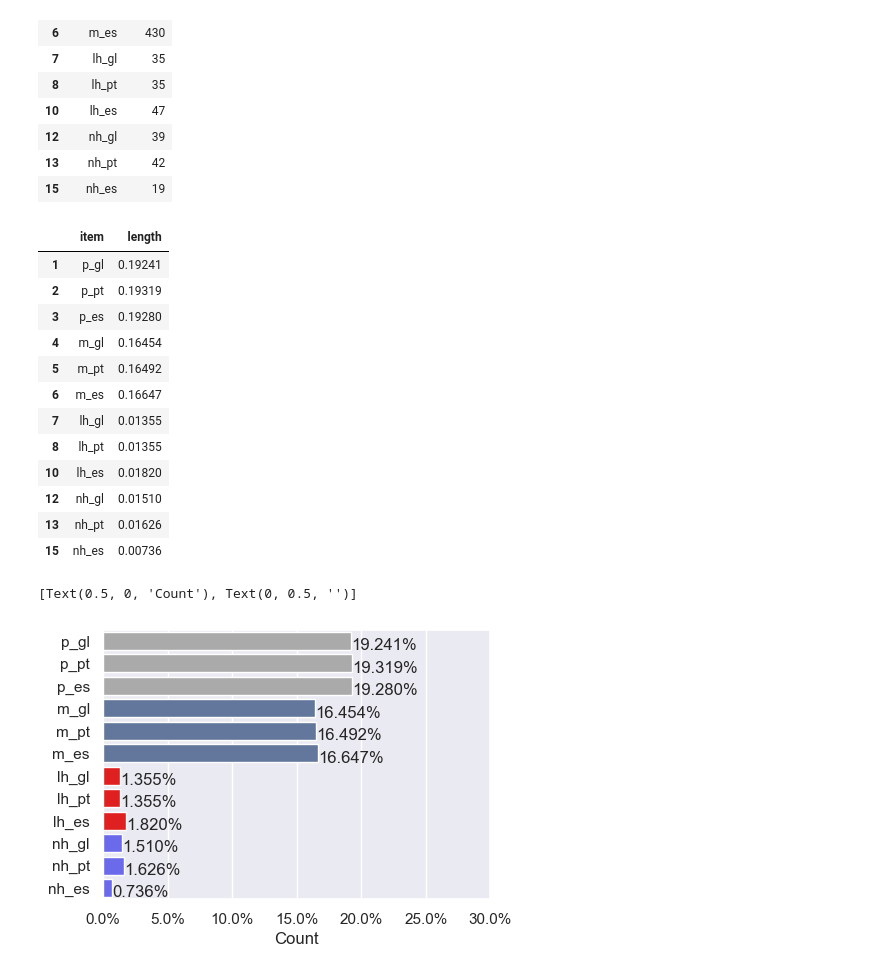
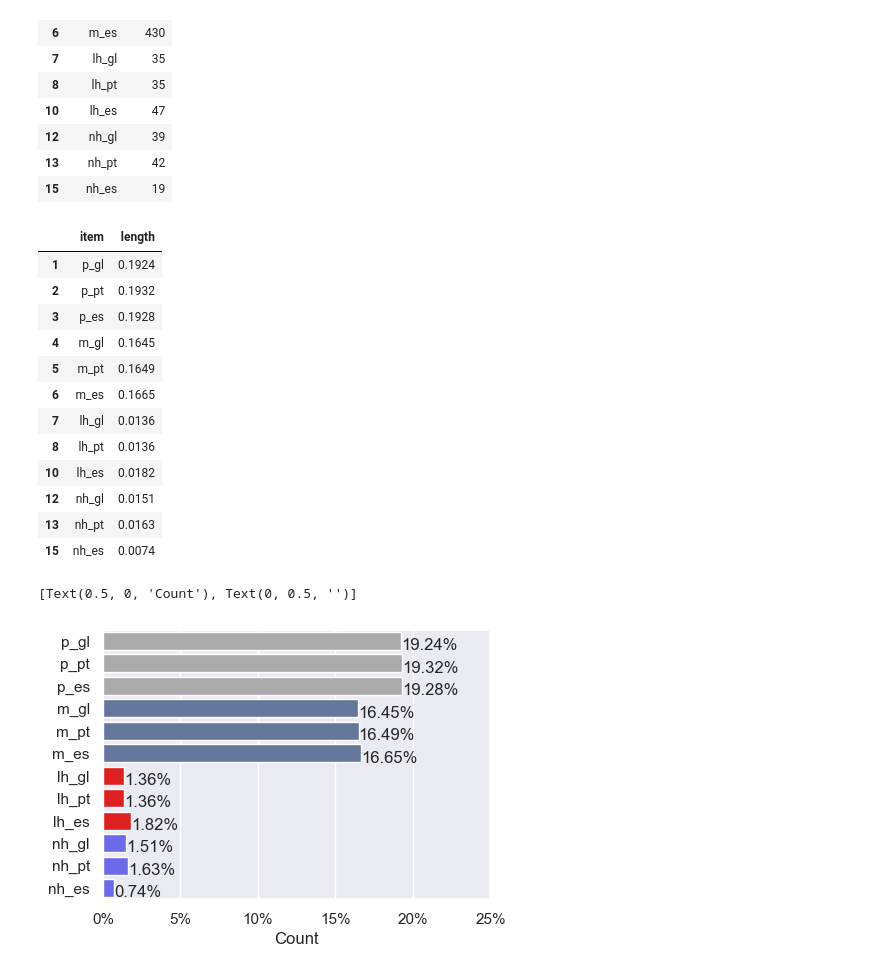
Before and after one commit to Portophon/Gal-palatals, a Jupyter notebook: Wikcionário - Extract n Stats gl-pt-es.ipynb, the cells around one changed output. Cells and saved outputs as stored; diff of their text form; code cells hidden in the pictures.

```diff
--- a/Wikcionário - Extract n Stats gl-pt-es.ipynb
+++ b/Wikcionário - Extract n Stats gl-pt-es.ipynb
@@ -44,7 +44,7 @@ def show_values_on_bars_h(axs):
         for p in ax.patches:
             _x = p.get_x() + p.get_width() #+ 0.4
             _y = p.get_y() + p.get_height()
-            value = '{:.3f}%'.format(p.get_width()*100)
+            value = '{:.2f}%'.format(p.get_width()*100)
             ax.text(_x, _y, value, ha="left")
 
     if isinstance(axs, np.ndarray):
@@ -869,53 +871,53 @@ p_m_nh_lh_stats
 | 15 | nh_es | 19 |
 # %%
 p_m_nh_lh_stats["length"] = p_m_nh_lh_stats["length"]/max_total_words_length
-p_m_nh_lh_stats["length"] = p_m_nh_lh_stats["length"].round(5)
+p_m_nh_lh_stats["length"] = p_m_nh_lh_stats["length"].round(4)
 p_m_nh_lh_stats.drop(index=p_m_nh_lh_stats.index[0], axis=0, inplace=True)
 p_m_nh_lh_stats.to_csv("wikcionario_stats_rel.csv", index = False, header = True)
 p_m_nh_lh_stats
 # %% [output]
 |  | item | length |
-| 1 | p_gl | 0.19241 |
-| 2 | p_pt | 0.19319 |
-| 3 | p_es | 0.19280 |
-| 4 | m_gl | 0.16454 |
-| 5 | m_pt | 0.16492 |
-| 6 | m_es | 0.16647 |
-| 7 | lh_gl | 0.01355 |
-| 8 | lh_pt | 0.01355 |
-| 10 | lh_es | 0.01820 |
-| 12 | nh_gl | 0.01510 |
-| 13 | nh_pt | 0.01626 |
-| 15 | nh_es | 0.00736 |
+| 1 | p_gl | 0.1924 |
+| 2 | p_pt | 0.1932 |
+| 3 | p_es | 0.1928 |
+| 4 | m_gl | 0.1645 |
+| 5 | m_pt | 0.1649 |
+| 6 | m_es | 0.1665 |
+| 7 | lh_gl | 0.0136 |
+| 8 | lh_pt | 0.0136 |
+| 10 | lh_es | 0.0182 |
+| 12 | nh_gl | 0.0151 |
+| 13 | nh_pt | 0.0163 |
+| 15 | nh_es | 0.0074 |
 # %%
 all_colors = {
 'p_gl': '#aaaaaa',
 'p_pt': '#aaaaaa',
 'p_es': '#aaaaaa',
 'm_gl': '#5975a4',
 'm_pt': '#5975a4',
 'm_es': '#5975a4',
 'lh_gl': '#ff0000',
 'lh_pt': '#ff0000',
 'lh_es': '#ff0000',
 'nh_gl': '#5555ff',
 'nh_pt': '#5555ff',
 'nh_es': '#5555ff'
 }
 
 all_colors = list(all_colors.values())
 sns.set_palette(sns.color_palette(all_colors))
 
 fig, ax = plt.subplots()
 ax = sns.barplot(x="length", y="item", data=p_m_nh_lh_stats)
-ax.xaxis.set_major_formatter(ticker.PercentFormatter(1.0))
-ax.set(xlim=(0, 0.3))
+ax.xaxis.set_major_formatter(ticker.PercentFormatter(1.0,decimals=0))
+ax.set(xlim=(0, 0.25))
 show_values_on_bars_h(ax)
 fig.set_size_inches(5, 3.5)
 ax.set(xlabel="Count", ylabel="")
 # %% [output]
 [Text(0.5, 0, 'Count'), Text(0, 0.5, '')]
-[figure, old version]
+[figure, new version]
 # %%
 all_colors = {
 'lh_gl': '#ff0000',
```
Also changed, not shown: parts of 4 cells of this notebook, 1 other file.
